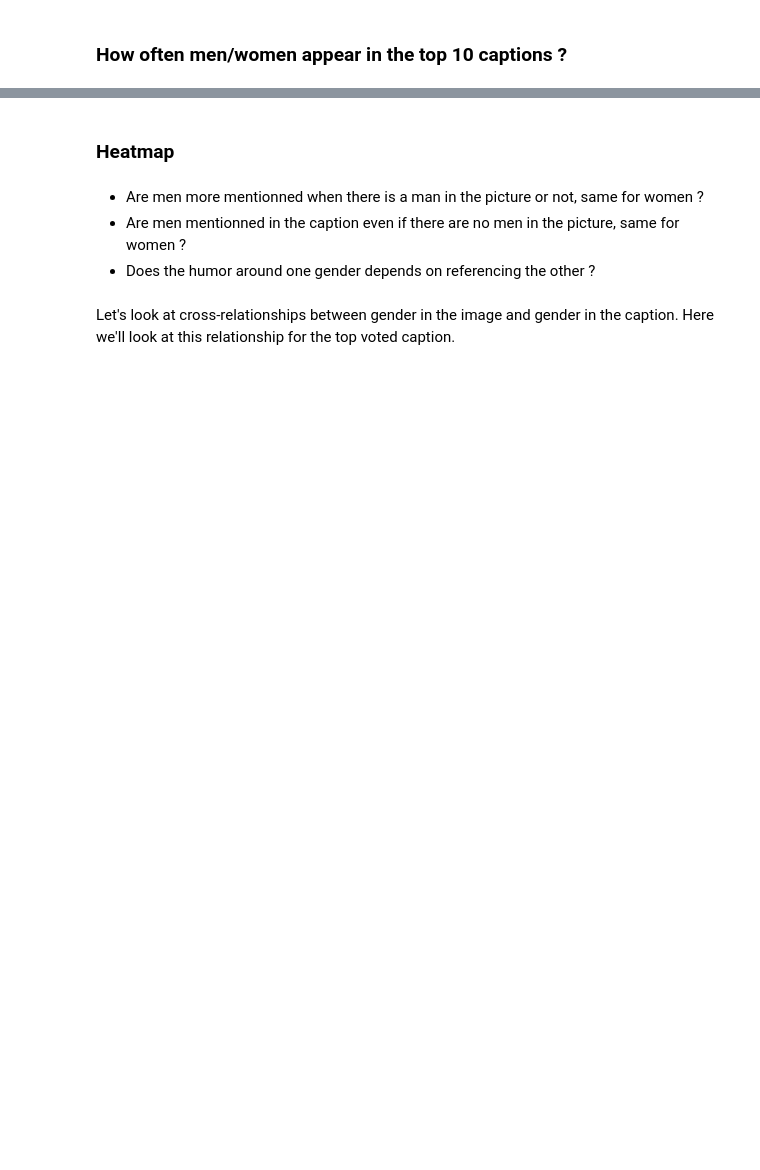
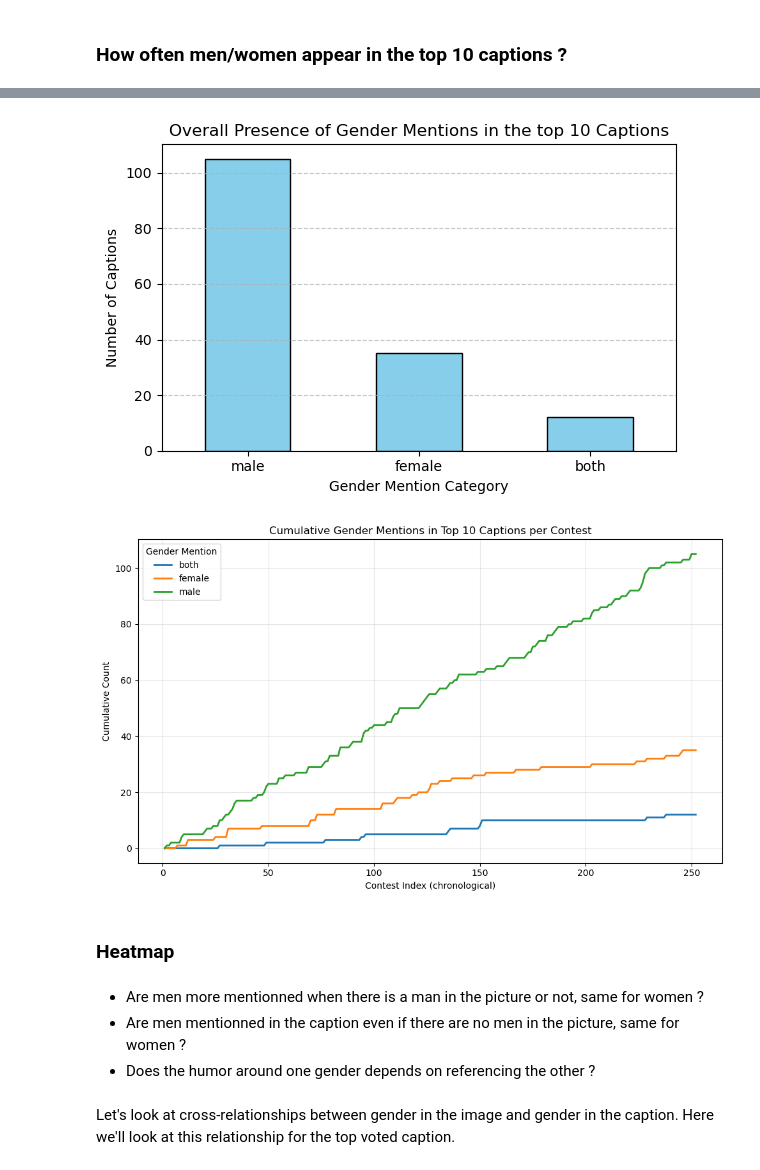
Before and after one commit to epfl-ada/ada-2025-project-adacore42, a Jupyter notebook: _Other/amelie_analysis/gender_roles.ipynb, the cells around one changed output, grey strips where cells are left out. Cells and saved outputs as stored; diff of their text form; code cells hidden in the pictures; blank space fills up the shorter version.

```diff
--- a/_Other/amelie_analysis/gender_roles.ipynb
+++ b/_Other/amelie_analysis/gender_roles.ipynb
@@ -365,3 +433,57 @@ plt.show()
+# %%
+# How often men/women are mentionned in captions
+# Overall distribution of gender over all the top 3 captions.
+
+# Combine all contests
+combined = []
+for i, df in enumerate(count3):
+    temp = df.copy()
+    temp["contest_index"] = i + 1  # add contest number
+    combined.append(temp)
+
+all_count = pd.concat(combined, ignore_index=True)
+pivoted = (
+    all_count.pivot(index="contest_index", columns="gender_mention", values="count")
+    .fillna(0)
+    .sort_index()
+)
+
+overall_counts = (
+    all_count.groupby("gender_mention")["count"]
+    .sum()
+    .sort_values(ascending=False)
+)
+
+# Plot
+plt.figure(figsize=(6, 4))
+overall_counts[["male", "female", "both"]].plot(kind='bar', color='skyblue', edgecolor='black')
+
+plt.title("Overall Presence of Gender Mentions in the top 10 Captions")
+plt.xlabel("Gender Mention Category")
+plt.ylabel("Number of Captions")
+plt.xticks(rotation=0)
+plt.grid(axis='y', linestyle='--', alpha=0.7)
+plt.tight_layout()
+plt.show()
+
+# Evolution over time
+cumulative = pivoted.cumsum()
+
+plt.figure(figsize=(10, 6))
+# removed the neutral, because it has a really a high cumulative value.
+for col in cumulative.columns[:-1]:
+    plt.plot(cumulative.index, cumulative[col], label=col, linewidth=2)
+
+plt.title("Cumulative Gender Mentions in Top 10 Captions per Contest")
+plt.xlabel("Contest Index (chronological)")
+plt.ylabel("Cumulative Count")
+plt.legend(title="Gender Mention")
+plt.grid(alpha=0.3)
+plt.tight_layout()
+plt.show()
+# %% [output]
+[figure, added]
+[figure, added]
 # %% [markdown]
 ### Heatmap
 # %% [markdown]
```
Also changed, not shown: parts of 12 cells of this notebook.
